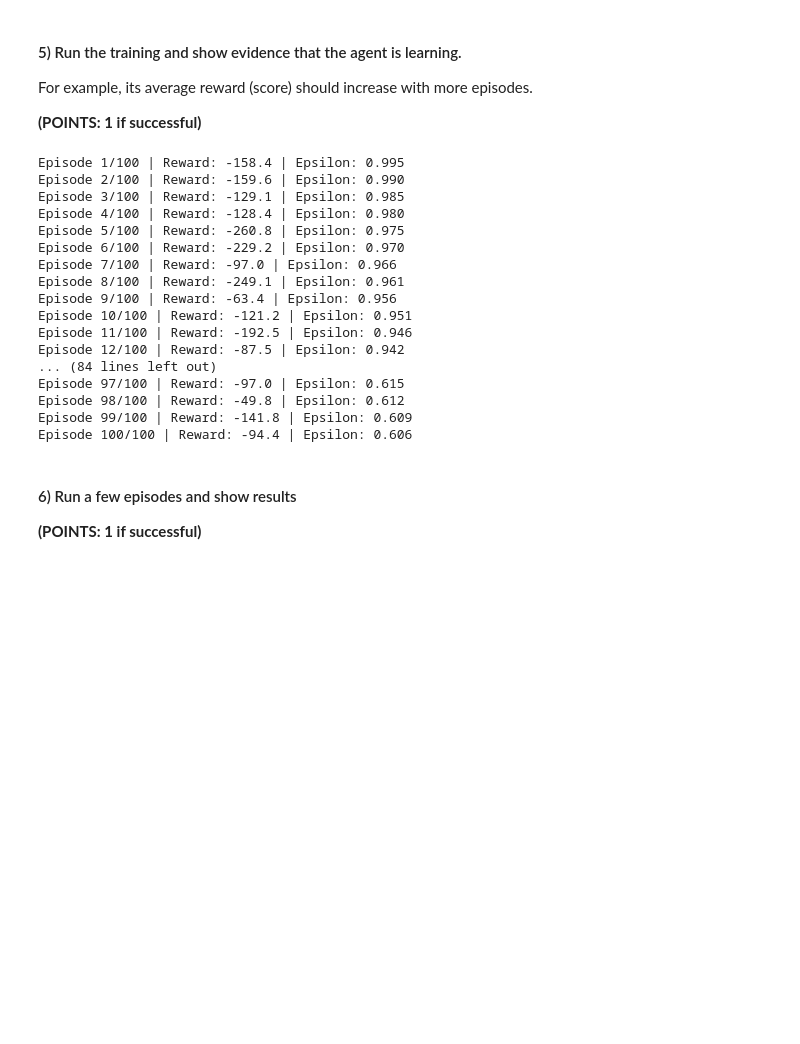
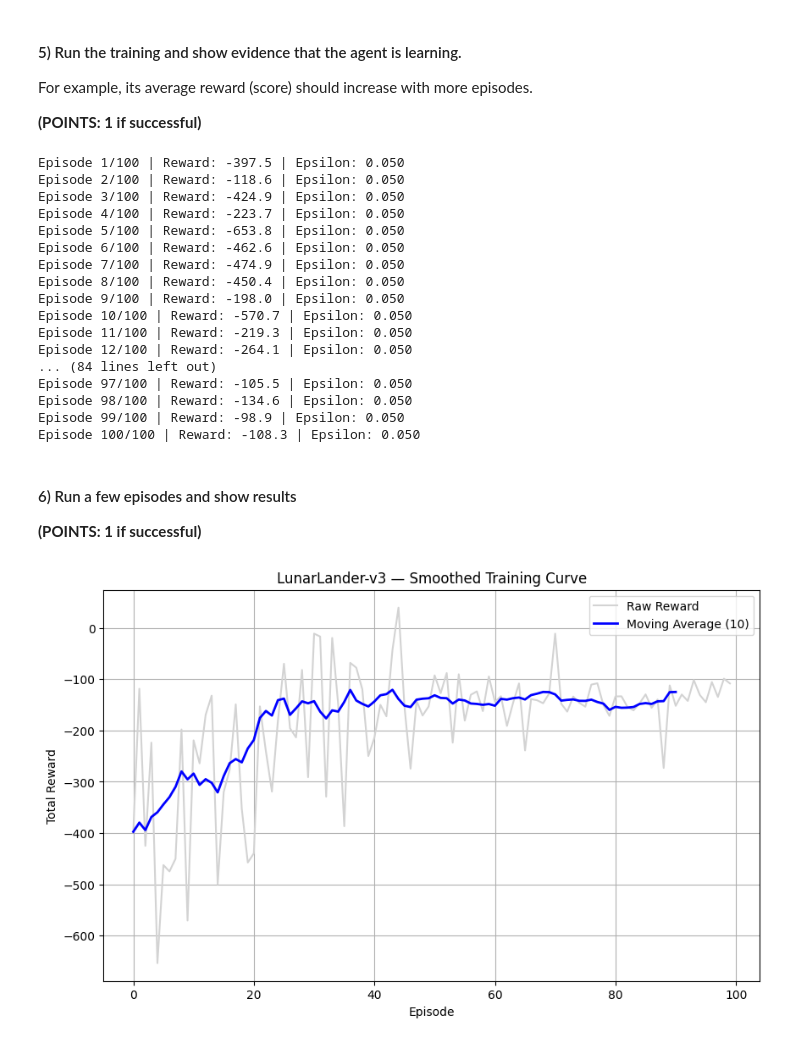
Before and after one commit to jackburke12/applied_reinforcement_learning, a Jupyter notebook: 07_deep_q_networks_extensions2/lab_dueling_q_network.ipynb, the cells around one changed output. Drawn from its saved outputs; the diff is of its cells as text; code cells hidden in the pictures; blank space fills up the shorter version.

Commit message:
Updated with fixed epsilon

```diff
--- a/07_deep_q_networks_extensions2/lab_dueling_q_network.ipynb
+++ b/07_deep_q_networks_extensions2/lab_dueling_q_network.ipynb
@@ -184,9 +184,7 @@ def run_episodes(
     lr = 1e-3,
     batch_size = 64,
     buffer_capacity = 100000,
-    epsilon_start = 1.0,
-    epsilon_end = 0.01,
-    epsilon_decay = 0.995,
+    epsilon = 0.05,
     target_update_freq = 10
 ):
 
@@ -202,7 +200,6 @@ def run_episodes(
   optimizer = torch.optim.Adam(policy_net.parameters(), lr=lr)
   replay_buffer = ReplayBuffer(buffer_capacity)
 
-  epsilon = epsilon_start
   rewards_history = []
 
   for episode in range(num_episodes):
@@ -230,7 +227,6 @@ def run_episodes(
     if episode % target_update_freq == 0:
       target_net.load_state_dict(policy_net.state_dict())
 
-    epsilon = max(epsilon_end, epsilon * epsilon_decay)
     rewards_history.append(total_reward)
     print(f"Episode {episode+1}/{num_episodes} | Reward: {total_reward:.1f} | Epsilon: {epsilon:.3f}")
 
@@ -245,23 +241,40 @@ For example, its average reward (score) should increase with more episodes.
 # %%
 rewards = run_episodes(num_episodes=100)
 # %% [output]
-Episode 1/100 | Reward: -158.4 | Epsilon: 0.995
-Episode 2/100 | Reward: -159.6 | Epsilon: 0.990
-Episode 3/100 | Reward: -129.1 | Epsilon: 0.985
-Episode 4/100 | Reward: -128.4 | Epsilon: 0.980
-Episode 5/100 | Reward: -260.8 | Epsilon: 0.975
-Episode 6/100 | Reward: -229.2 | Epsilon: 0.970
-Episode 7/100 | Reward: -97.0 | Epsilon: 0.966
-Episode 8/100 | Reward: -249.1 | Epsilon: 0.961
-Episode 9/100 | Reward: -63.4 | Epsilon: 0.956
-Episode 10/100 | Reward: -121.2 | Epsilon: 0.951
-Episode 11/100 | Reward: -192.5 | Epsilon: 0.946
-Episode 12/100 | Reward: -87.5 | Epsilon: 0.942
+Episode 1/100 | Reward: -397.5 | Epsilon: 0.050
+Episode 2/100 | Reward: -118.6 | Epsilon: 0.050
+Episode 3/100 | Reward: -424.9 | Epsilon: 0.050
+Episode 4/100 | Reward: -223.7 | Epsilon: 0.050
+Episode 5/100 | Reward: -653.8 | Epsilon: 0.050
+Episode 6/100 | Reward: -462.6 | Epsilon: 0.050
+Episode 7/100 | Reward: -474.9 | Epsilon: 0.050
+Episode 8/100 | Reward: -450.4 | Epsilon: 0.050
+Episode 9/100 | Reward: -198.0 | Epsilon: 0.050
+Episode 10/100 | Reward: -570.7 | Epsilon: 0.050
+Episode 11/100 | Reward: -219.3 | Epsilon: 0.050
+Episode 12/100 | Reward: -264.1 | Epsilon: 0.050
 ... (84 lines left out)
-Episode 97/100 | Reward: -97.0 | Epsilon: 0.615
-Episode 98/100 | Reward: -49.8 | Epsilon: 0.612
-Episode 99/100 | Reward: -141.8 | Epsilon: 0.609
-Episode 100/100 | Reward: -94.4 | Epsilon: 0.606
+Episode 97/100 | Reward: -105.5 | Epsilon: 0.050
+Episode 98/100 | Reward: -134.6 | Epsilon: 0.050
+Episode 99/100 | Reward: -98.9 | Epsilon: 0.050
+Episode 100/100 | Reward: -108.3 | Epsilon: 0.050
 # %% [markdown]
 #### 6) Run a few episodes and show results
 **(POINTS: 1 if successful)**
+# %%
+import matplotlib.pyplot as plt
+
+def moving_average(data, window_size=10):
+    return np.convolve(data, np.ones(window_size)/window_size, mode='valid')
+
+plt.figure(figsize=(10,6))
+plt.plot(rewards, color='lightgray', label='Raw Reward')
+plt.plot(moving_average(rewards, 10), color='blue', linewidth=2, label='Moving Average (10)')
+plt.xlabel('Episode')
+plt.ylabel('Total Reward')
+plt.title('LunarLander-v3 — Smoothed Training Curve')
+plt.legend()
+plt.grid(True)
+plt.show()
+# %% [output]
+[figure, added]
```
